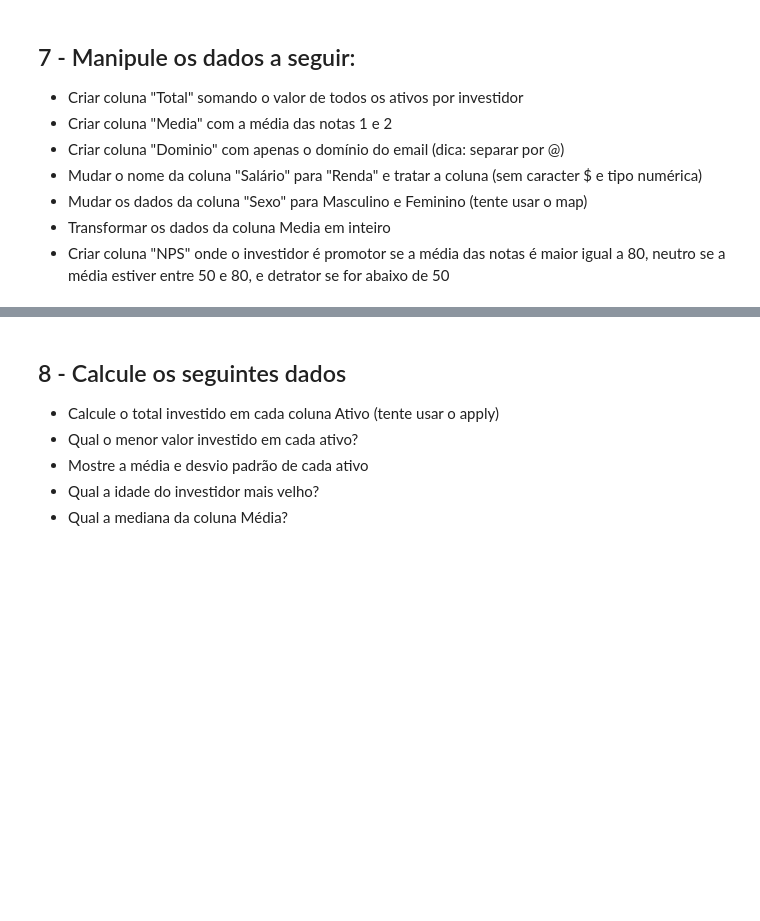
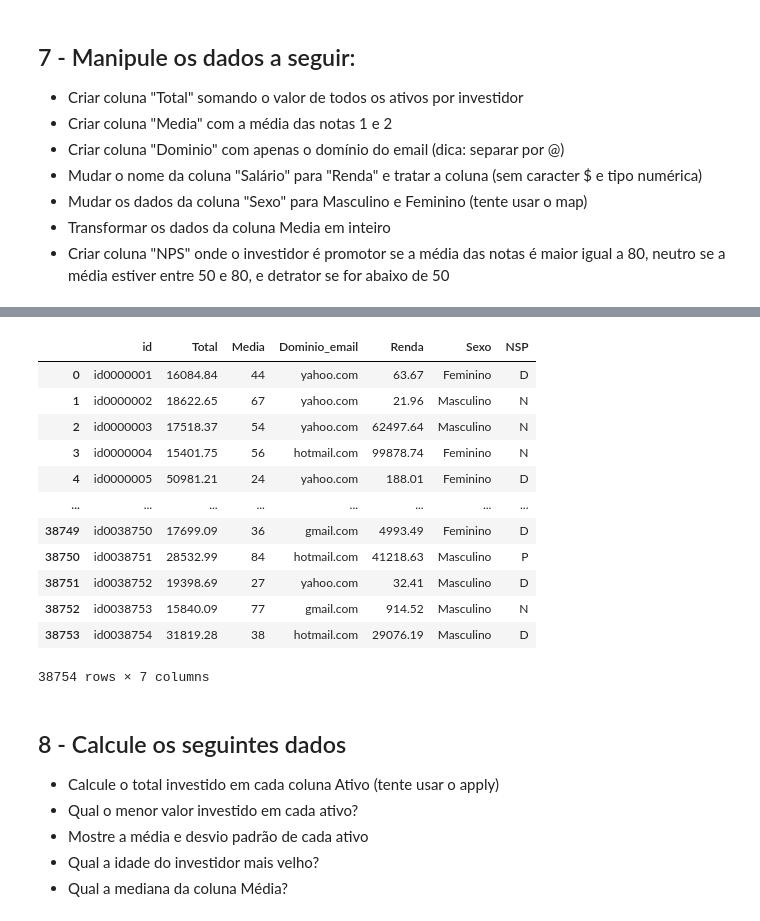
Before and after one commit to lvoltolini/970-lm-mod-III, a Jupyter notebook: Projeto Final/Proj_1_pandas_notebook.ipynb, the cells around one changed output, grey strips where cells are left out. Drawn from its saved outputs; the diff is of its cells as text; code cells hidden in the pictures; blank space fills up the shorter version.

```diff
--- a/Projeto Final/Proj_1_pandas_notebook.ipynb
+++ b/Projeto Final/Proj_1_pandas_notebook.ipynb
@@ -500,0 +467,66 @@ Length: 38754, dtype: float64
+# %%
+# Para a resolução do problema, usamos:
+
+## A seguinte serie é a soma do patrimônio investido:
+
+total[ativos_col].drop('id', axis = 1).sum(axis = 1)
+
+
+## Cálculo do patrimônio:
+
+df = total[ativos_col]
+df['Total'] = total[ativos_col].drop('id', axis = 1).sum(axis = 1)
+
+###############################################################################################################################################
+# Cálculo da média da nota (caso o investidor não tenha feito nenhuma avaliação a sua média será reconhecida como -1):
+
+## Atualizamos o cálculo da média, utilizando o valor -1 para quem não deu nenhuma avaliação:
+df_notas['Media'] = df_notas[['Nota1', 'Nota2']].mean(axis = 1)
+df_notas['Media'] = df_notas['Media'].fillna(-1)
+
+## Agora salvamos o valor na tabela df:
+df = df.merge(df_notas, on = 'id', how = 'outer')
+df = df[['id', 'Total', 'Media']]
+
+###############################################################################################################################################
+# Domínio do e-mail:
+
+df['Dominio_email'] = total_fixed['Email'].apply(lambda x: x.split('@')[1])
+
+###############################################################################################################################################
+# Salário para renda e dado numérico:
+
+## Primeiro, criamos a coluna:
+df['Renda'] = total['Salario'].copy()
+
+## Agora, retiramos o símbolo $ e transformamos em float:
+df['Renda'] = df['Renda'].apply(lambda x: float(x[1:]))
+
+###############################################################################################################################################
+# Masc -> Masculino e Fem -> Feminino
+
+# cadastro['Sexo'].drop_duplicates() # Verificar quantas opções existem
+# 0     Fem
+# 1    Masc
+
+## Fazemos a cópia dos dados para df
+
+df['Sexo'] = cadastro['Sexo'].copy()
+
+## Trocamos os valores de Fem para Feminino e de Masc para Masculino
+df['Sexo'] = df['Sexo'].replace('Fem', 'Feminino').replace('Masc', 'Masculino')
+
+# Transformar a média em dado int
+
+## Aplicamos a função que transforma o dado em int:
+
+df['Media'] = df['Media'].apply(lambda x: int(x))
+
+# Média: 80+ -> Promotor, 50_80 -> Neutro, 50- -> Detrator.
+
+## Usando compreensão de listas, criamos uma função que define uma string para x entre determinados dois valores numéricos:
+
+df['NSP'] = df['Media'].apply(lambda x, y = {'D': [-1,49], 'N': [50, 80], 'P': [81, 100]}: str([nsp for nsp in y if y[nsp][0]<= x <= y[nsp][1]][0]))
+
+df
+# %% [output]
@@ -501,3 +548,16 @@ Length: 38754, dtype: float64
+|  | id | Total | Media | Dominio_email | Renda | Sexo | NSP |
+| 0 | id0000001 | 16084.84 | 44 | yahoo.com | 63.67 | Feminino | D |
+| 1 | id0000002 | 18622.65 | 67 | yahoo.com | 21.96 | Masculino | N |
+| 2 | id0000003 | 17518.37 | 54 | yahoo.com | 62497.64 | Masculino | N |
+| 3 | id0000004 | 15401.75 | 56 | hotmail.com | 99878.74 | Feminino | N |
+| 4 | id0000005 | 50981.21 | 24 | yahoo.com | 188.01 | Feminino | D |
+| ... | ... | ... | ... | ... | ... | ... | ... |
+| 38749 | id0038750 | 17699.09 | 36 | gmail.com | 4993.49 | Feminino | D |
+| 38750 | id0038751 | 28532.99 | 84 | hotmail.com | 41218.63 | Masculino | P |
+| 38751 | id0038752 | 19398.69 | 27 | yahoo.com | 32.41 | Masculino | D |
+| 38752 | id0038753 | 15840.09 | 77 | gmail.com | 914.52 | Masculino | N |
+| 38753 | id0038754 | 31819.28 | 38 | hotmail.com | 29076.19 | Masculino | D |
+38754 rows × 7 columns
 # %% [markdown]
 ## 8 - Calcule os seguintes dados
 - Calcule o total investido em cada coluna Ativo (tente usar o apply)
```
Also changed, not shown: parts of 20 cells of this notebook, 1 other file.
